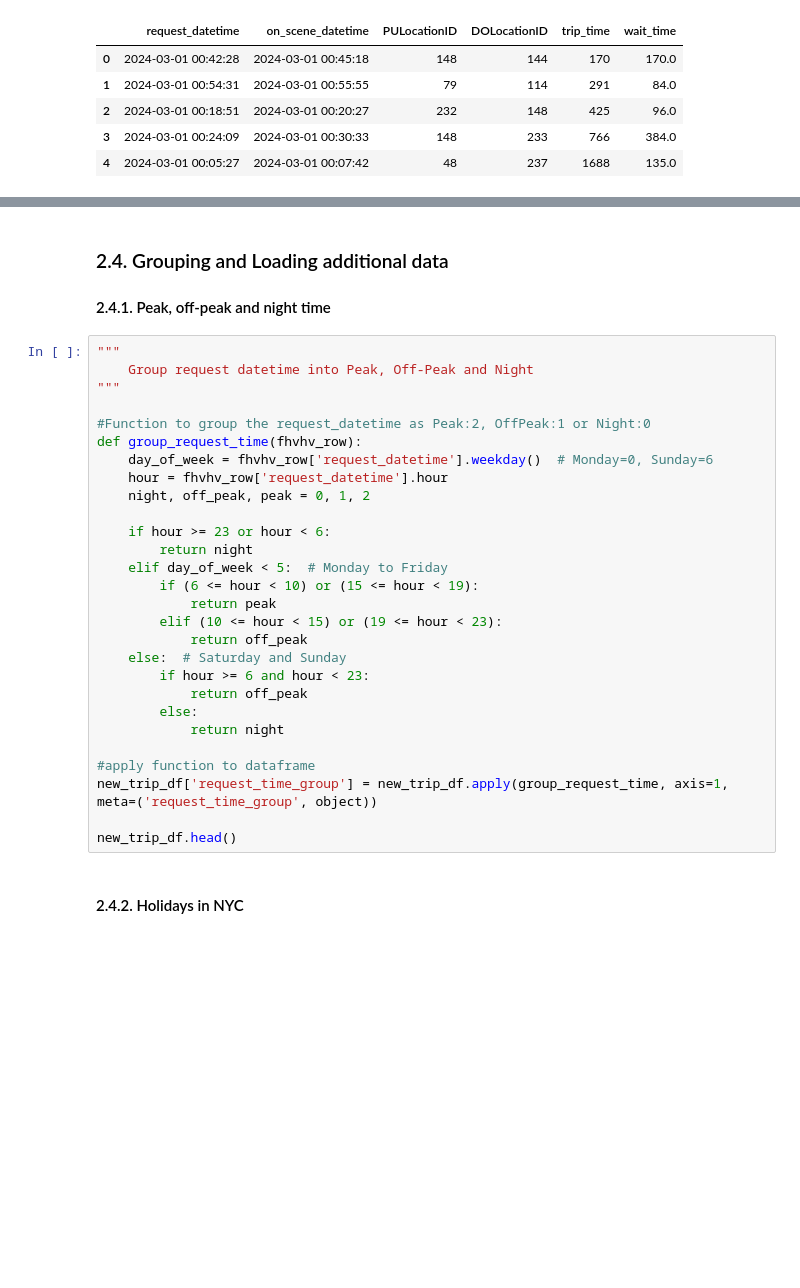
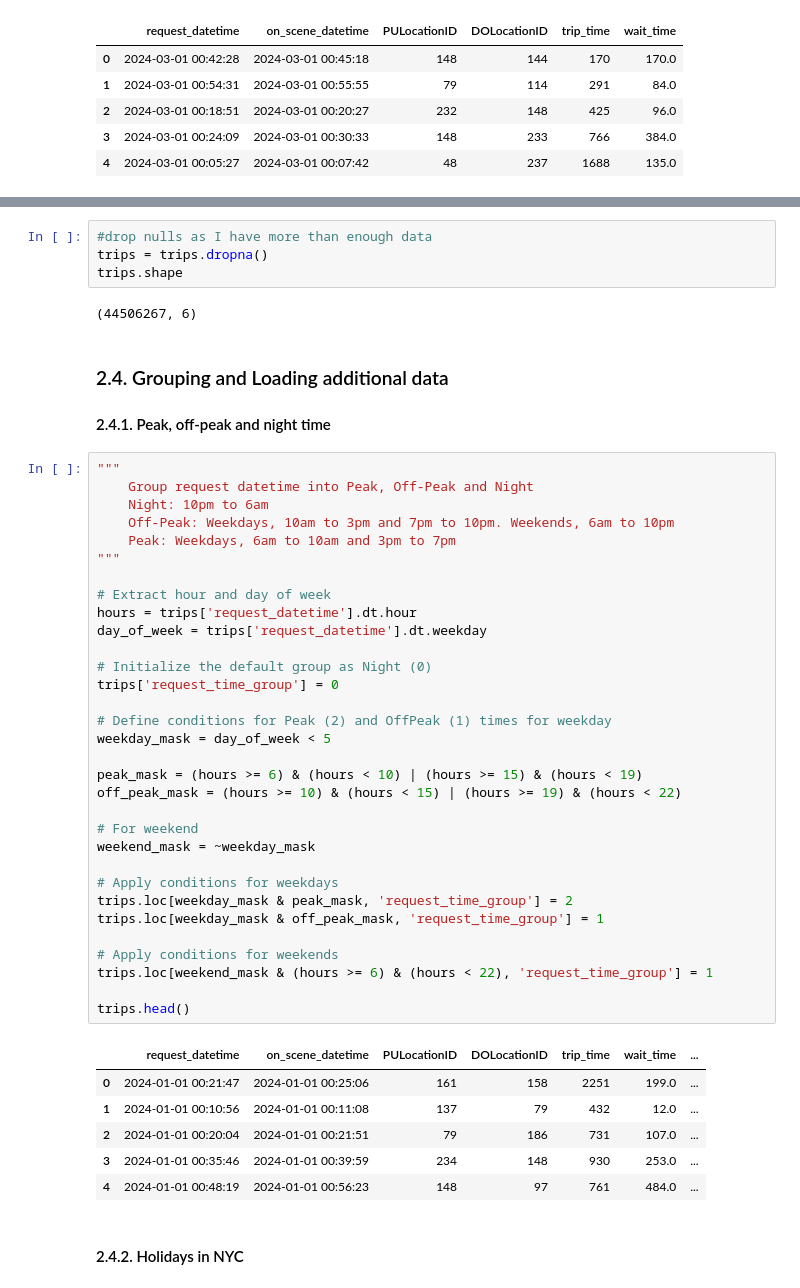
Before and after one commit to chikeorah/NYC-TLC-Trips, a Jupyter notebook: tlc.ipynb, the cells around one changed output, grey strips where cells are left out. Saved outputs shown, nothing was run; the diff lists cells and outputs as text; blank space fills up the shorter version.

```diff
--- a/tlc.ipynb
+++ b/tlc.ipynb
@@ -141,34 +106,51 @@ new_trip_df.isnull().sum().compute()
+# %%
+#drop nulls as I have more than enough data
+trips = trips.dropna()
+trips.shape
+# %% [output]
+(44506267, 6)
 # %% [markdown]
 ### 2.4. Grouping and Loading additional data
 #### 2.4.1. Peak, off-peak and night time
-# %%
-"""
-    Group request datetime into Peak, Off-Peak and Night
-"""
-
-#Function to group the request_datetime as Peak:2, OffPeak:1 or Night:0
-def group_request_time(fhvhv_row):
-    day_of_week = fhvhv_row['request_datetime'].weekday()  # Monday=0, Sunday=6
-    hour = fhvhv_row['request_datetime'].hour
-    night, off_peak, peak = 0, 1, 2
-
-    if hour >= 23 or hour < 6:
-        return night
-    elif day_of_week < 5:  # Monday to Friday
-        if (6 <= hour < 10) or (15 <= hour < 19):
-            return peak
-        elif (10 <= hour < 15) or (19 <= hour < 23):
-            return off_peak
-    else:  # Saturday and Sunday
-        if hour >= 6 and hour < 23:
-            return off_peak
-        else:
-            return night
-
-#apply function to dataframe
-new_trip_df['request_time_group'] = new_trip_df.apply(group_request_time, axis=1, meta=('request_time_group', object))
-
-new_trip_df.head()
+# %%
+"""
+    Group request datetime into Peak, Off-Peak and Night
+    Night: 10pm to 6am
+    Off-Peak: Weekdays, 10am to 3pm and 7pm to 10pm. Weekends, 6am to 10pm
+    Peak: Weekdays, 6am to 10am and 3pm to 7pm
+"""
+
+# Extract hour and day of week
+hours = trips['request_datetime'].dt.hour
+day_of_week = trips['request_datetime'].dt.weekday
+
+# Initialize the default group as Night (0)
+trips['request_time_group'] = 0
+
+# Define conditions for Peak (2) and OffPeak (1) times for weekday
+weekday_mask = day_of_week < 5
+
+peak_mask = (hours >= 6) & (hours < 10) | (hours >= 15) & (hours < 19)
+off_peak_mask = (hours >= 10) & (hours < 15) | (hours >= 19) & (hours < 22)
+
+# For weekend
+weekend_mask = ~weekday_mask
+
+# Apply conditions for weekdays
+trips.loc[weekday_mask & peak_mask, 'request_time_group'] = 2
+trips.loc[weekday_mask & off_peak_mask, 'request_time_group'] = 1
+
+# Apply conditions for weekends
+trips.loc[weekend_mask & (hours >= 6) & (hours < 22), 'request_time_group'] = 1
+
+trips.head()
+# %% [output]
+|  | request_datetime | on_scene_datetime | PULocationID | DOLocationID | trip_time | wait_time | ... |
+| 0 | 2024-01-01 00:21:47 | 2024-01-01 00:25:06 | 161 | 158 | 2251 | 199.0 | ... |
+| 1 | 2024-01-01 00:10:56 | 2024-01-01 00:11:08 | 137 | 79 | 432 | 12.0 | ... |
+| 2 | 2024-01-01 00:20:04 | 2024-01-01 00:21:51 | 79 | 186 | 731 | 107.0 | ... |
+| 3 | 2024-01-01 00:35:46 | 2024-01-01 00:39:59 | 234 | 148 | 930 | 253.0 | ... |
+| 4 | 2024-01-01 00:48:19 | 2024-01-01 00:56:23 | 148 | 97 | 761 | 484.0 | ... |
 # %% [markdown]
 #### 2.4.2. Holidays in NYC
 # %%
```
Also changed, not shown: parts of 28 cells of this notebook.
